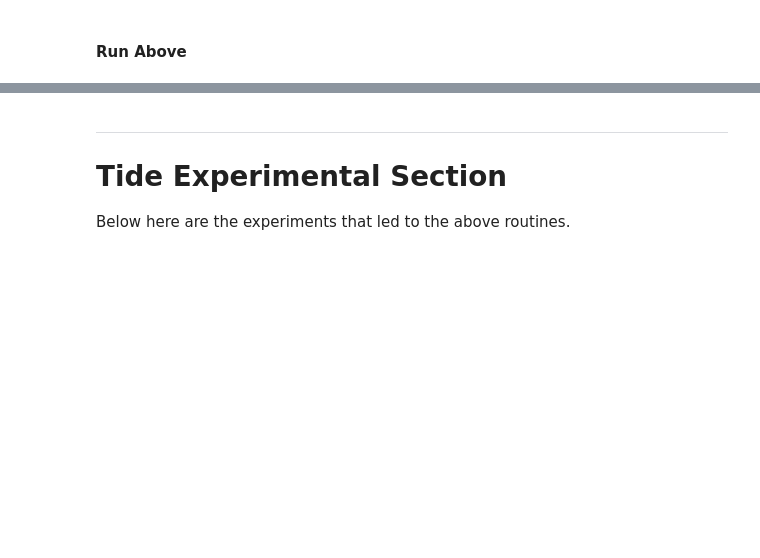
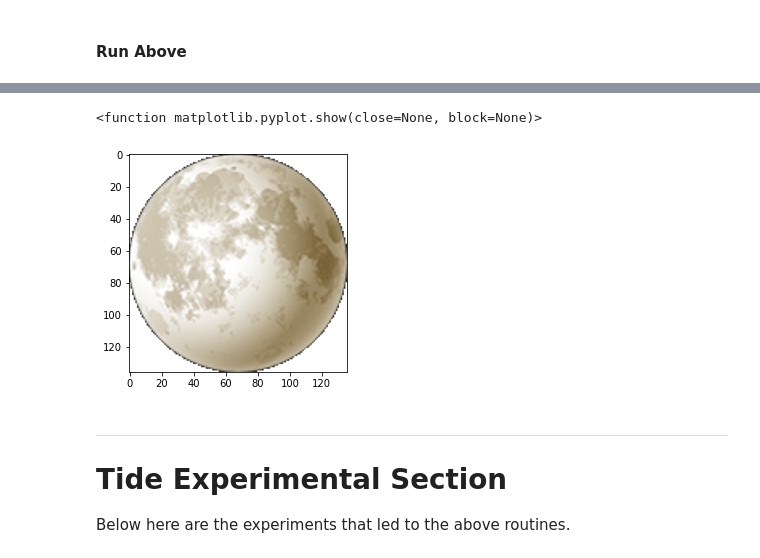
Before and after one commit to pbeeken/WeatherKiosk, a Jupyter notebook: WeatherTests.ipynb, the cells around one changed output, grey strips where cells are left out. Saved outputs shown, nothing was run; the diff lists cells and outputs as text; code cells hidden in the pictures; blank space fills up the shorter version.

```diff
--- a/WeatherTests.ipynb
+++ b/WeatherTests.ipynb
@@ -695,3 +739,15 @@ with open(forecastFile, "w") as htmlFile:
+# %%
+pathToResources = ".\\resources\\"
+imageRef = pathToResources + 'FullMoon.png' # fetch locally (way faster on a pi)
+imageOverlay = plt.imread(imageRef)
+(hgt,wdt,cols) = imageOverlay.shape
+#plt.figure(figsize=(3, 3))
+
+implot = plt.imshow(imageOverlay)
+plt.show()
+# %% [output]
+<function matplotlib.pyplot.show(close=None, block=None)>
+[figure, added]
 # %% [markdown]
 ---
 # Tide Experimental Section
```
Also changed, not shown: parts of 7 cells of this notebook, 2 other files.
